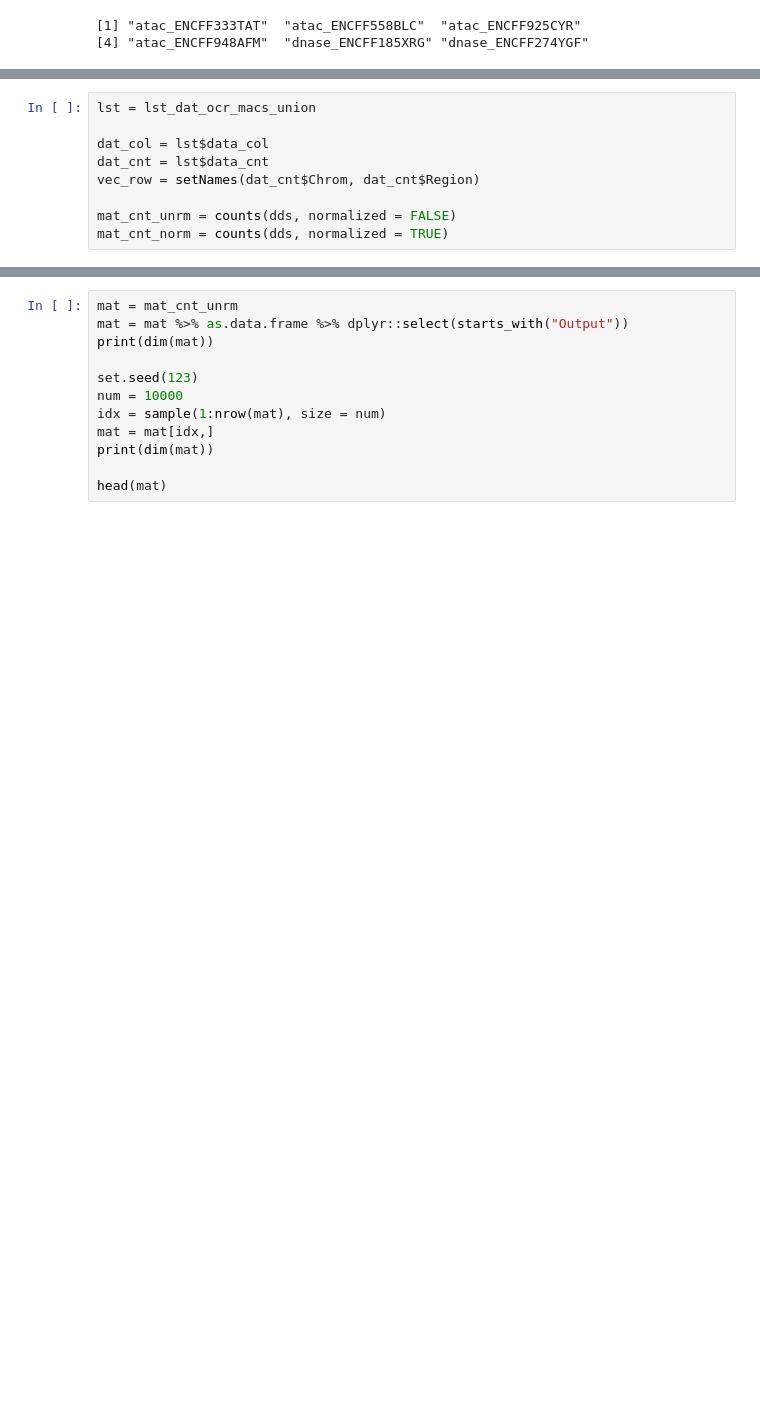
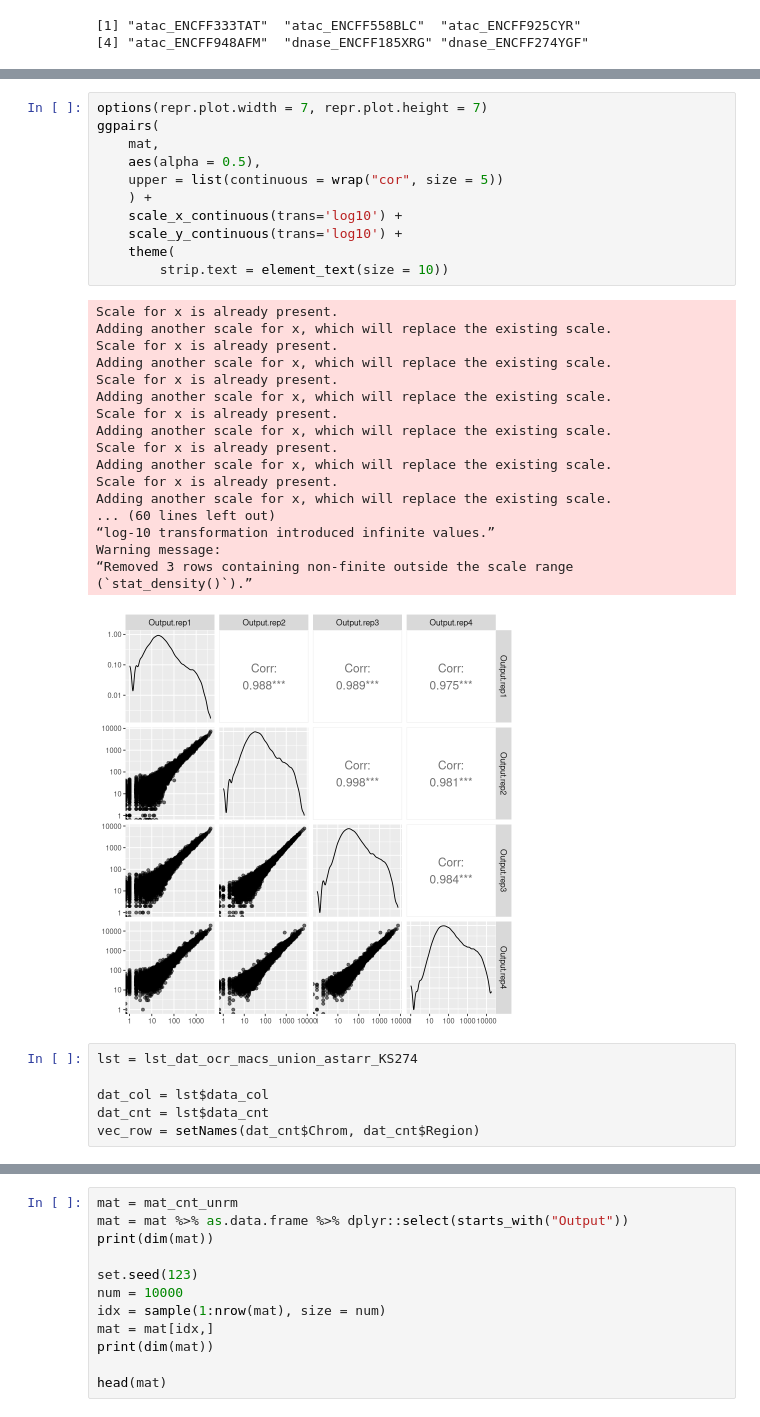
Before and after one commit to ReddyLab/Proj_ENCODE_FCC, a Jupyter notebook: notebooks/32_region_coverage/411_region_cov_explore_astarr_KS91_R.ipynb, the cells around one changed output, grey strips where cells are left out. Drawn from its saved outputs; the diff is of its cells as text; blank space fills up the shorter version.

```diff
--- a/notebooks/32_region_coverage/411_region_cov_explore_astarr_KS91_R.ipynb
+++ b/notebooks/32_region_coverage/411_region_cov_explore_astarr_KS91_R.ipynb
@@ -91,9 +131,36 @@ lst_dat_ocr_macs_union = lst
+# %%
+options(repr.plot.width = 7, repr.plot.height = 7)
+ggpairs(
+    mat,
+    aes(alpha = 0.5),
+    upper = list(continuous = wrap("cor", size = 5))
+    ) +
+    scale_x_continuous(trans='log10') +
+    scale_y_continuous(trans='log10') +
+    theme(
+        strip.text = element_text(size = 10))
+# %% [output]
+Scale for x is already present.
+Adding another scale for x, which will replace the existing scale.
+Scale for x is already present.
+Adding another scale for x, which will replace the existing scale.
+Scale for x is already present.
+Adding another scale for x, which will replace the existing scale.
+Scale for x is already present.
+Adding another scale for x, which will replace the existing scale.
+Scale for x is already present.
+Adding another scale for x, which will replace the existing scale.
+Scale for x is already present.
+Adding another scale for x, which will replace the existing scale.
+... (60 lines left out)
+“log-10 transformation introduced infinite values.”
+Warning message:
+“Removed 3 rows containing non-finite outside the scale range
+(`stat_density()`).”
+[figure, added]
 # %%
-lst = lst_dat_ocr_macs_union
+lst = lst_dat_ocr_macs_union_astarr_KS274
 
 dat_col = lst$data_col
 dat_cnt = lst$data_cnt
 vec_row = setNames(dat_cnt$Chrom, dat_cnt$Region)
-
-mat_cnt_unrm = counts(dds, normalized = FALSE)
-mat_cnt_norm = counts(dds, normalized = TRUE)
```
Also changed, not shown: parts of 10 cells of this notebook, 18 other files.
